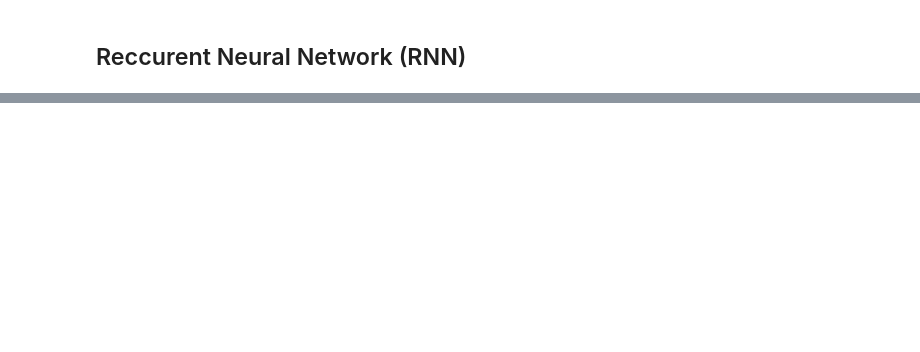
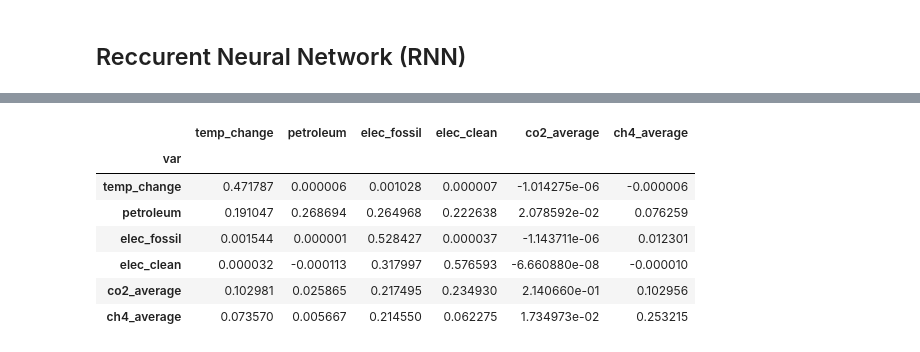
Before and after one commit to HomKeen/DSC180B-Q2-Capstone, a Jupyter notebook: scripts/rnn.ipynb, the cells around one changed output, grey strips where cells are left out. Cells and saved outputs as stored; diff of their text form; code cells hidden in the pictures; blank space fills up the shorter version.

```diff
--- a/scripts/rnn.ipynb
+++ b/scripts/rnn.ipynb
@@ -141,0 +291,50 @@ b.plot(kind='line', y='elec_fossil')
+# %%
+def get_importances(model_path, data):
+    model = GrangerRNN(rnn_layers4, len(y_vals), len(data.data.columns), lags=lags, reg_lags=False, last_only=True).to(device)
+
+    checkpoint = torch.load(model_path, map_location=device)
+    model.load_state_dict(checkpoint['model_state_dict'])
+
+    df_imp = pd.DataFrame(columns=data.data.columns, index=data.data.columns)
+    for i in range(len(model.models)):
+        df_imp[data.data.columns[i]] = model.models[i].feature_filter.filter.tolist()
+
+    return df_imp
+
+def get_all_importances(model_paths):
+    data_var_names = ['global_temp', 'petroleum', 'elec_fossil', 'elec_clean', 'co2', 'ch4']
+    y_vals = ['temp_change', 'petroleum', 'elec_fossil', 'elec_clean', 'co2_average', 'ch4_average']
+    lags = 30
+
+    data = EarthSystemsDataset(data_var_names, y_vals=y_vals, add_index=True, val_frac=0.03, lags=lags, mode='rnn', normalize=True)
+    data.train_mode()
+
+    df_all_imp = pd.DataFrame(columns=['model_num', 'var']+data.data.columns.tolist())
+
+    for model_num, model_path in enumerate(model_paths):
+        df_imp = get_importances(model_path, data)
+        df_imp['model_num'] = model_num
+        df_all_imp = pd.concat([df_all_imp, df_imp.reset_index().rename(columns={'level_0': 'var'})])
+
+    return df_all_imp
+
+def plot_importance_hist(all_imp, indep_var, dep_var):
+    vals = all_imp[all_imp['var'] == indep_var][dep_var]
+
+    plt.hist(vals)
+    plt.show()
+# %%
+model_paths = [f'models/rnn_granger{i}.pth' for i in range(30)]
+all_imp = get_all_importances(model_paths)
+# %%
+df_gc = all_imp.groupby('var').mean().drop(index='index').reindex(['temp_change', 'petroleum', 'elec_fossil', 'elec_clean', 'co2_average', 'ch4_average'])
+df_gc
+# %% [output]
+|  | temp_change | petroleum | elec_fossil | elec_clean | co2_average | ch4_average |
+| var |  |  |  |  |  |  |
+| temp_change | 0.471787 | 0.000006 | 0.001028 | 0.000007 | -1.014275e-06 | -0.000006 |
+| petroleum | 0.191047 | 0.268694 | 0.264968 | 0.222638 | 2.078592e-02 | 0.076259 |
+| elec_fossil | 0.001544 | 0.000001 | 0.528427 | 0.000037 | -1.143711e-06 | 0.012301 |
+| elec_clean | 0.000032 | -0.000113 | 0.317997 | 0.576593 | -6.660880e-08 | -0.000010 |
+| co2_average | 0.102981 | 0.025865 | 0.217495 | 0.234930 | 2.140660e-01 | 0.102956 |
+| ch4_average | 0.073570 | 0.005667 | 0.214550 | 0.062275 | 1.734973e-02 | 0.253215 |
```
Also changed, not shown: parts of 25 cells of this notebook, 36 other files.
